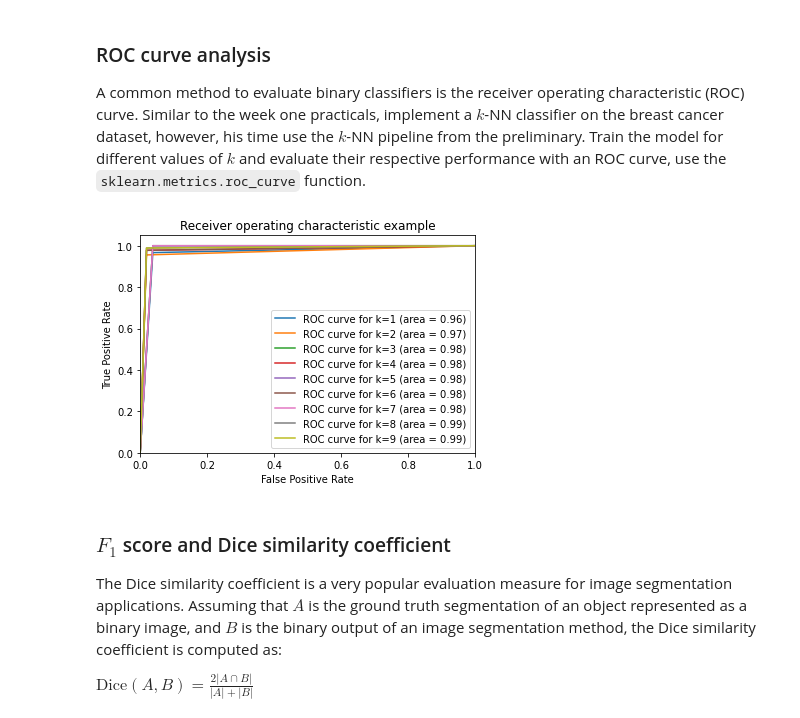
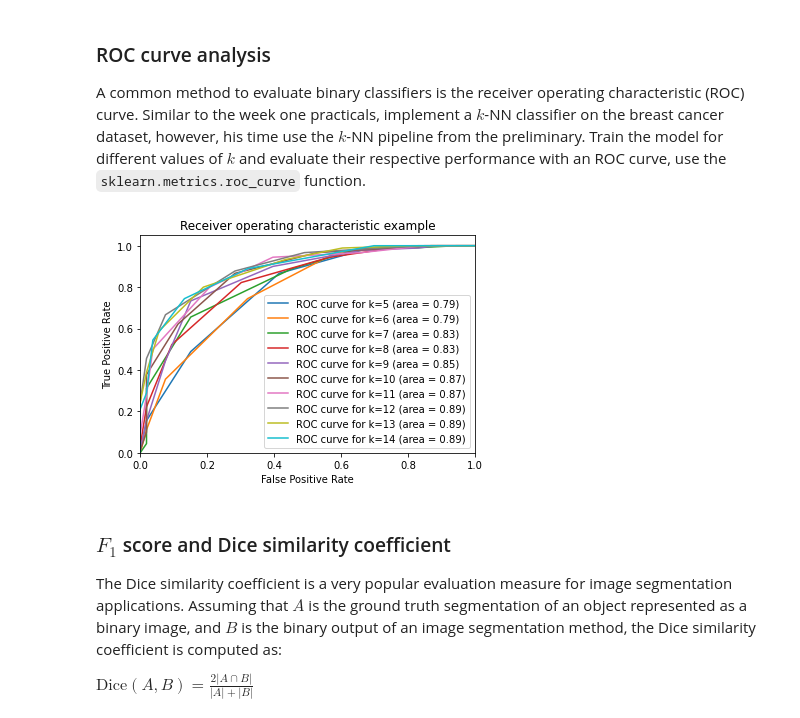
Before and after one commit to langestefan/8dm50-machine-learning, a Jupyter notebook: practicals/week_2.ipynb, the cells around one changed output. Drawn from its saved outputs; the diff is of its cells as text; code cells hidden in the pictures.

Commit message:
ROC curve update

```diff
--- a/practicals/week_2.ipynb
+++ b/practicals/week_2.ipynb
@@ -215,7 +215,7 @@ Repeat this experiment, this time using the diabetes dataset instead of the gene
 A common method to evaluate binary classifiers is the receiver operating characteristic (ROC) curve. Similar to the week one practicals, implement a $k$-NN classifier on the breast cancer dataset, however, his time use the $k$-NN pipeline from the preliminary. Train the model for different values of $k$ and evaluate their respective performance with an ROC curve, use the `sklearn.metrics.roc_curve` function.
 # %%
 from sklearn.model_selection import train_test_split
-from sklearn import datasets, neighbors
+from sklearn import datasets, neighbors, svm
 from sklearn.preprocessing import StandardScaler
 from sklearn.pipeline import Pipeline
 from sklearn.metrics import roc_curve, auc
@@ -226,42 +226,46 @@ breast_cancer = datasets.load_breast_cancer()
 X = breast_cancer.data
 y = breast_cancer.target
 
+random_state = np.random.RandomState(0)
+n_samples, n_features = X.shape
+X = np.c_[X, random_state.randn(n_samples, 200 * n_features)]
+
 X_train, X_test, y_train, y_test = train_test_split(X, y, stratify=y, random_state=40)
 
-max_k = 10
+max_k = 15
 fpr = dict()
 tpr = dict()
 AUC_ROC_scores = dict()
 
 for k in np.arange(1, max_k):
     knn = neighbors.KNeighborsClassifier(n_neighbors=k)
     scaler = StandardScaler()
     model = Pipeline([
                  ("scaler", scaler),
                  ("knn", knn)
                 ])
     model.fit(X_train, y_train)
-    y_score = model.predict(X_test)
-    fpr[k], tpr[k], _ = roc_curve(y_test, y_score)
+    y_score = model.predict_proba(X_test)
+    fpr[k], tpr[k], _ = roc_curve(y_test, y_score[:,1])
     AUC_ROC_scores[k] = auc(fpr[k],tpr[k])
 
 
 plt.figure()
-for i in np.arange(1,max_k):
+for i in np.arange(5 ,max_k):
     plt.plot(
         fpr[i],
         tpr[i],
     label=f"ROC curve for k={i} (area = %0.2f)" % AUC_ROC_scores[i],
 )
 plt.xlim([0.0, 1.0])
 plt.ylim([0.0, 1.05])
 plt.xlabel("False Positive Rate")
 plt.ylabel("True Positive Rate")
 plt.title("Receiver operating characteristic example")
 plt.legend(loc="lower right")
 plt.show()
 # %% [output]
-[figure, old version]
+[figure, new version]
 # %% [markdown]
 ### $F_1$ score and Dice similarity coefficient
 
```
